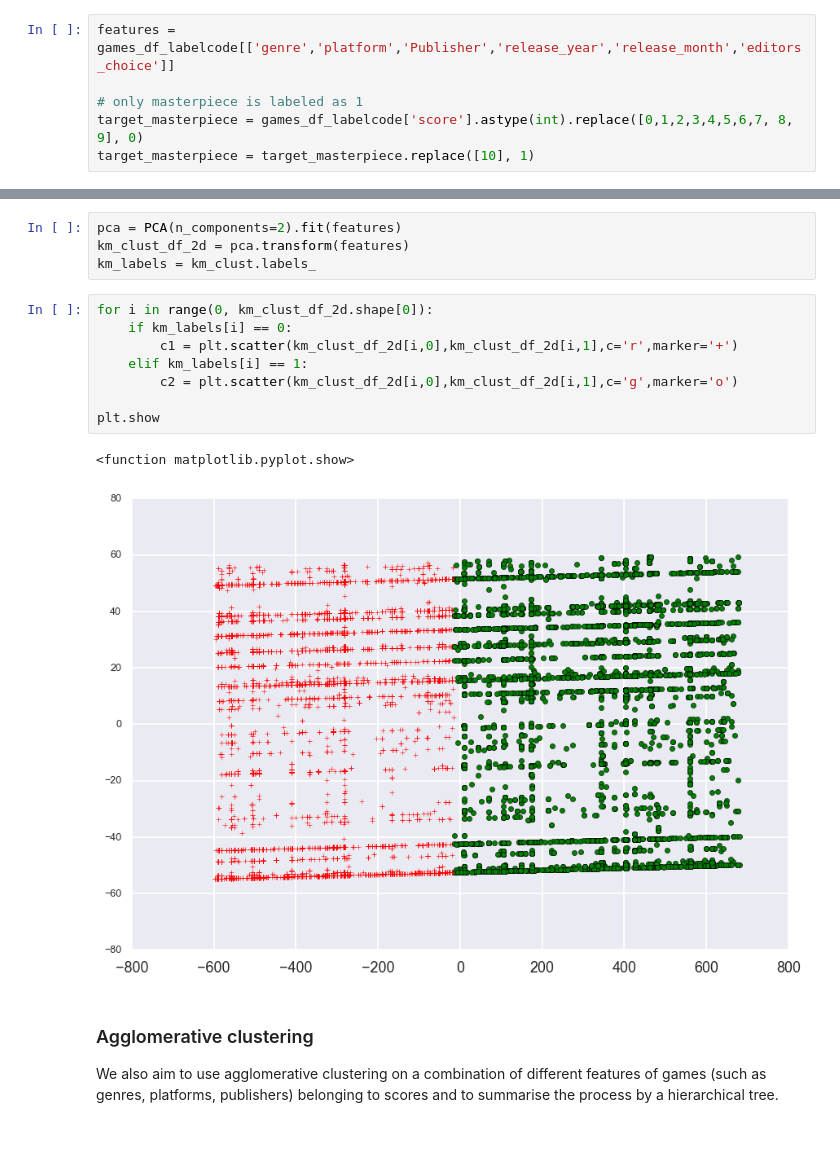
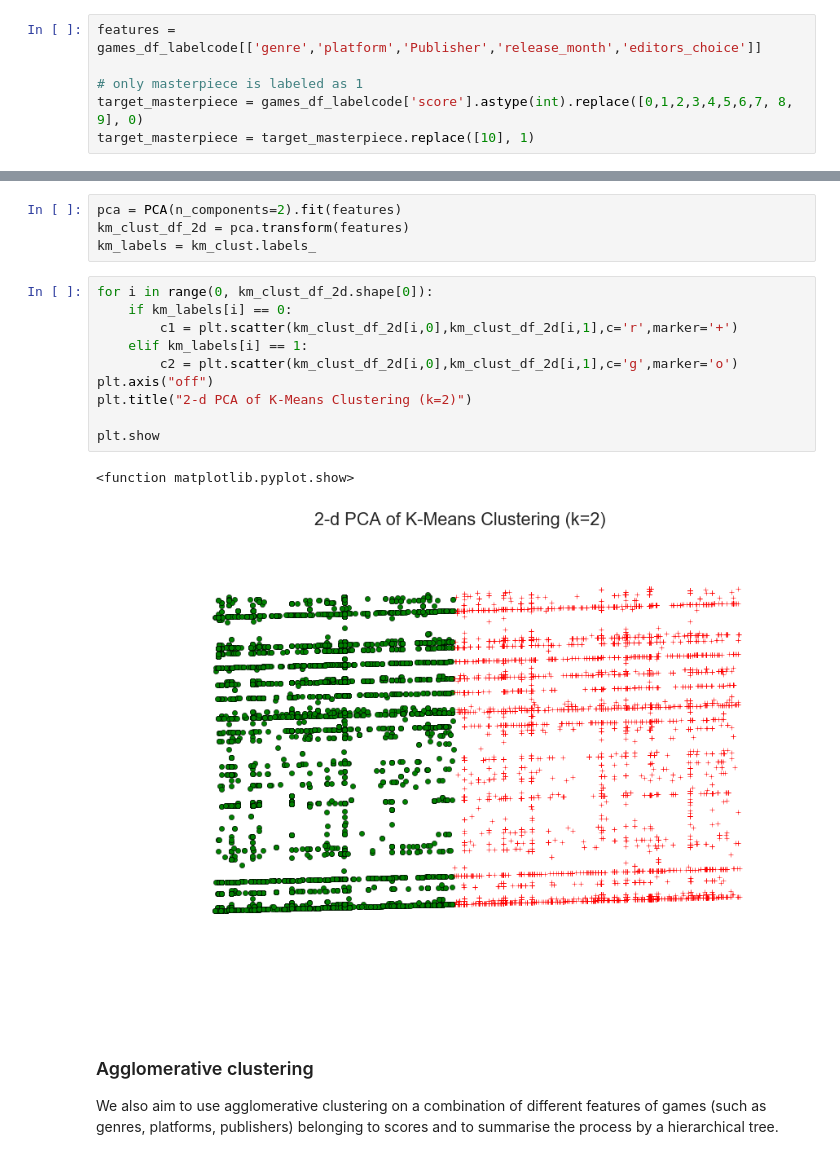
Before and after one commit to albaltas/COMPGC027-MSING055_Team14_Project, a Jupyter notebook: Milestone 2.ipynb, the cells around one changed output, grey strips where cells are left out. Drawn from its saved outputs; the diff is of its cells as text.

Commit message:
removed year from features and rerun everything

```diff
--- a/Milestone 2.ipynb
+++ b/Milestone 2.ipynb
@@ -722,7 +720,7 @@ editors_choice : 0.0969899403714
 # %% [markdown]
 #### Masterpiece identification
 # %%
-features = games_df_labelcode[['genre','platform','Publisher','release_year','release_month','editors_choice']]
+features = games_df_labelcode[['genre','platform','Publisher','release_month','editors_choice']]
 
 # only masterpiece is labeled as 1
 target_masterpiece = games_df_labelcode['score'].astype(int).replace([0,1,2,3,4,5,6,7, 8, 9], 0)
@@ -781,14 +778,16 @@ km_labels = km_clust.labels_
 # %%
 for i in range(0, km_clust_df_2d.shape[0]):
     if km_labels[i] == 0:
         c1 = plt.scatter(km_clust_df_2d[i,0],km_clust_df_2d[i,1],c='r',marker='+')
     elif km_labels[i] == 1:
         c2 = plt.scatter(km_clust_df_2d[i,0],km_clust_df_2d[i,1],c='g',marker='o')
+plt.axis("off")
+plt.title("2-d PCA of K-Means Clustering (k=2)")
 
 plt.show
 # %% [output]
 <function matplotlib.pyplot.show>
-[figure, old version]
+[figure, new version]
 # %% [markdown]
 ### Agglomerative clustering
 We also aim to use agglomerative clustering on a combination of different features of games (such as genres, platforms, publishers) belonging to scores and to summarise the process by a hierarchical tree.
```
Also changed, not shown: parts of 16 cells of this notebook.
